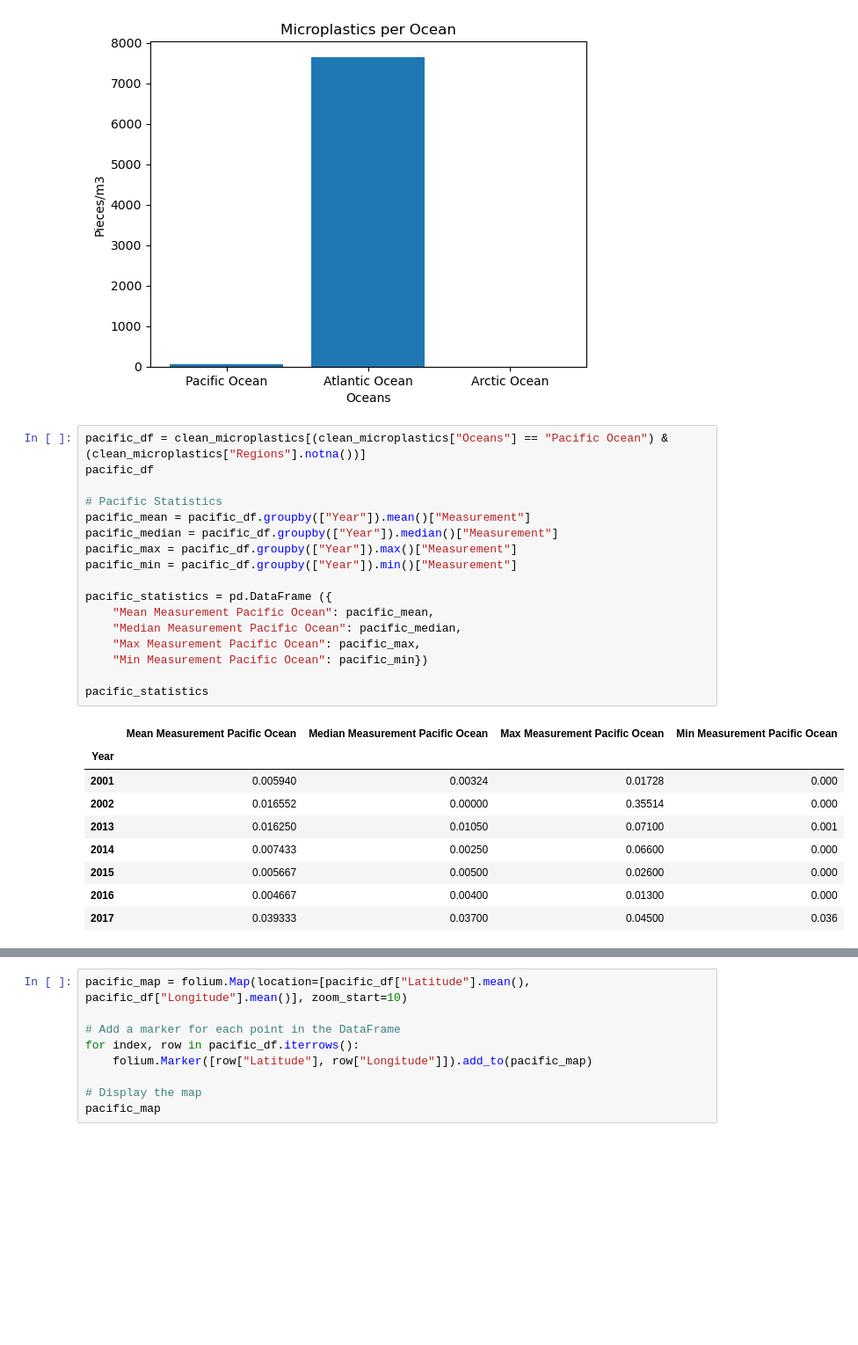
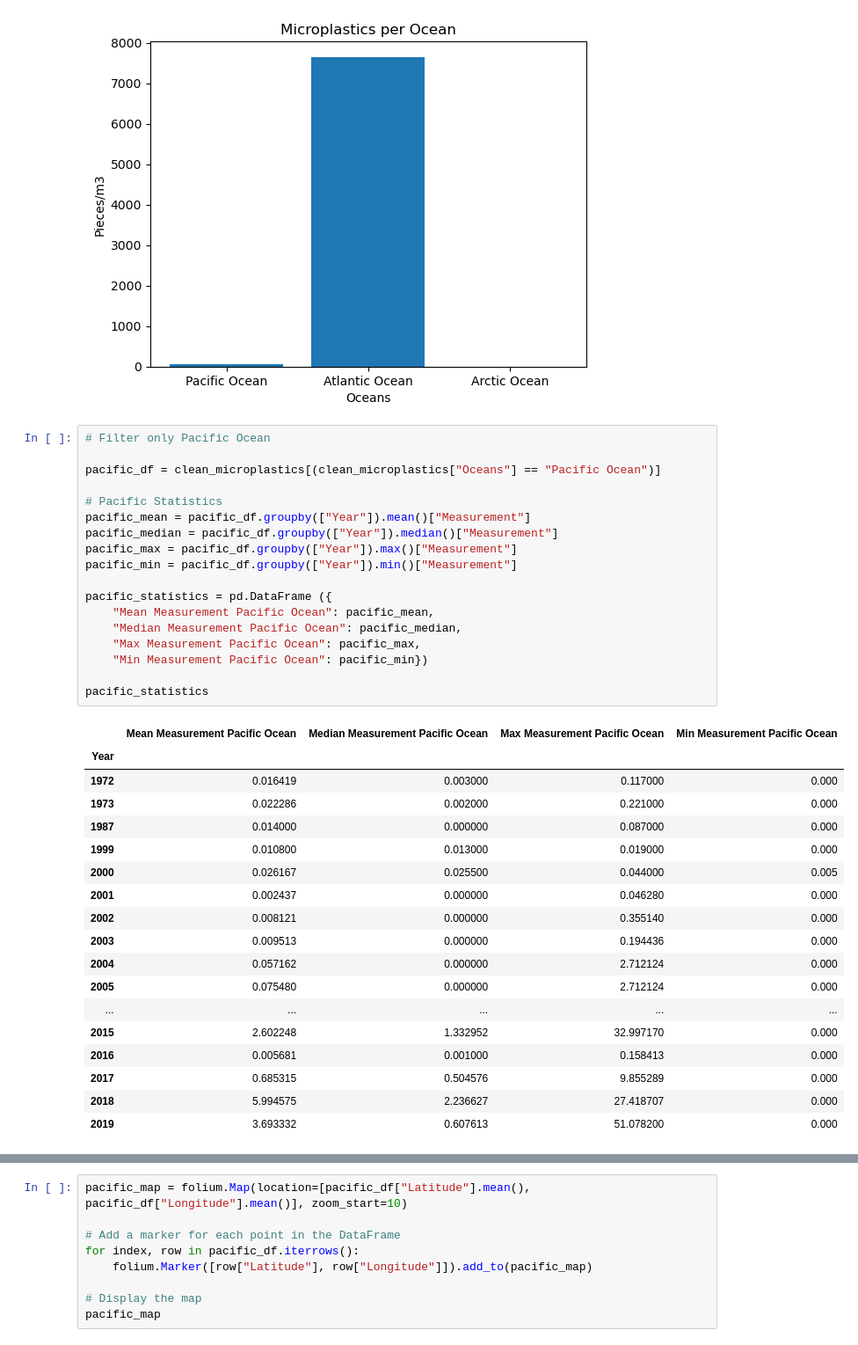
Before and after one commit to emalaki/Project-1, a Jupyter notebook: Microplastics_P1.ipynb, the cells around one changed output, grey strips where cells are left out. Shown at 88% size. Cells and saved outputs as stored; diff of their text form; blank space fills up the shorter version.

```diff
--- a/Microplastics_P1.ipynb
+++ b/Microplastics_P1.ipynb
@@ -146,32 +153,42 @@ plt.show()
 # %% [output]
 [figure]
 # %%
-pacific_df = clean_microplastics[(clean_microplastics["Oceans"] == "Pacific Ocean") & (clean_microplastics["Regions"].notna())]
-pacific_df
+# Filter only Pacific Ocean
+
+pacific_df = clean_microplastics[(clean_microplastics["Oceans"] == "Pacific Ocean")]
 
 # Pacific Statistics
 pacific_mean = pacific_df.groupby(["Year"]).mean()["Measurement"]
 pacific_median = pacific_df.groupby(["Year"]).median()["Measurement"]
 pacific_max = pacific_df.groupby(["Year"]).max()["Measurement"]
 pacific_min = pacific_df.groupby(["Year"]).min()["Measurement"]
 
 pacific_statistics = pd.DataFrame ({
     "Mean Measurement Pacific Ocean": pacific_mean,
     "Median Measurement Pacific Ocean": pacific_median,
     "Max Measurement Pacific Ocean": pacific_max,
     "Min Measurement Pacific Ocean": pacific_min})
 
 pacific_statistics
 # %% [output]
 |  | Mean Measurement Pacific Ocean | Median Measurement Pacific Ocean | Max Measurement Pacific Ocean | Min Measurement Pacific Ocean |
 | Year |  |  |  |  |
-| 2001 | 0.005940 | 0.00324 | 0.01728 | 0.000 |
-| 2002 | 0.016552 | 0.00000 | 0.35514 | 0.000 |
-| 2013 | 0.016250 | 0.01050 | 0.07100 | 0.001 |
-| 2014 | 0.007433 | 0.00250 | 0.06600 | 0.000 |
-| 2015 | 0.005667 | 0.00500 | 0.02600 | 0.000 |
-| 2016 | 0.004667 | 0.00400 | 0.01300 | 0.000 |
-| 2017 | 0.039333 | 0.03700 | 0.04500 | 0.036 |
+| 1972 | 0.016419 | 0.003000 | 0.117000 | 0.000 |
+| 1973 | 0.022286 | 0.002000 | 0.221000 | 0.000 |
+| 1987 | 0.014000 | 0.000000 | 0.087000 | 0.000 |
+| 1999 | 0.010800 | 0.013000 | 0.019000 | 0.000 |
+| 2000 | 0.026167 | 0.025500 | 0.044000 | 0.005 |
+| 2001 | 0.002437 | 0.000000 | 0.046280 | 0.000 |
+| 2002 | 0.008121 | 0.000000 | 0.355140 | 0.000 |
+| 2003 | 0.009513 | 0.000000 | 0.194436 | 0.000 |
+| 2004 | 0.057162 | 0.000000 | 2.712124 | 0.000 |
+| 2005 | 0.075480 | 0.000000 | 2.712124 | 0.000 |
+| ... | ... | ... | ... | ... |
+| 2015 | 2.602248 | 1.332952 | 32.997170 | 0.000 |
+| 2016 | 0.005681 | 0.001000 | 0.158413 | 0.000 |
+| 2017 | 0.685315 | 0.504576 | 9.855289 | 0.000 |
+| 2018 | 5.994575 | 2.236627 | 27.418707 | 0.000 |
+| 2019 | 3.693332 | 0.607613 | 51.078200 | 0.000 |
 # %%
 # Transpose the pacific_statistics DataFrame
 pacific_stats_transposed = pacific_statistics.transpose()
```
Also changed, not shown: parts of 7 cells of this notebook.
